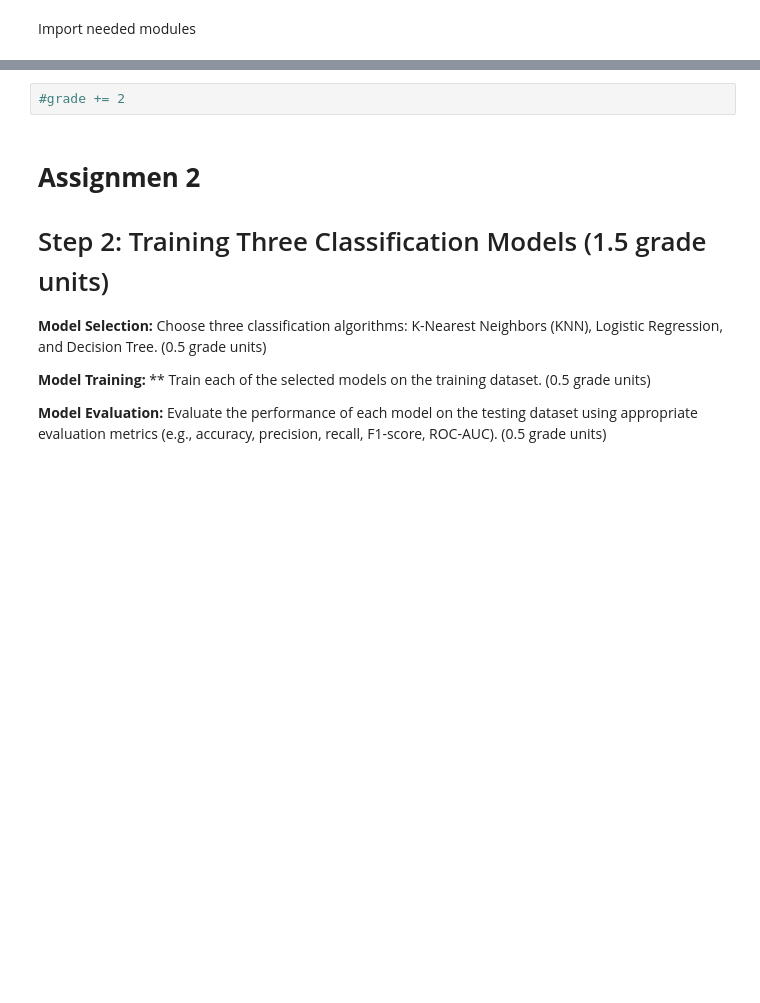
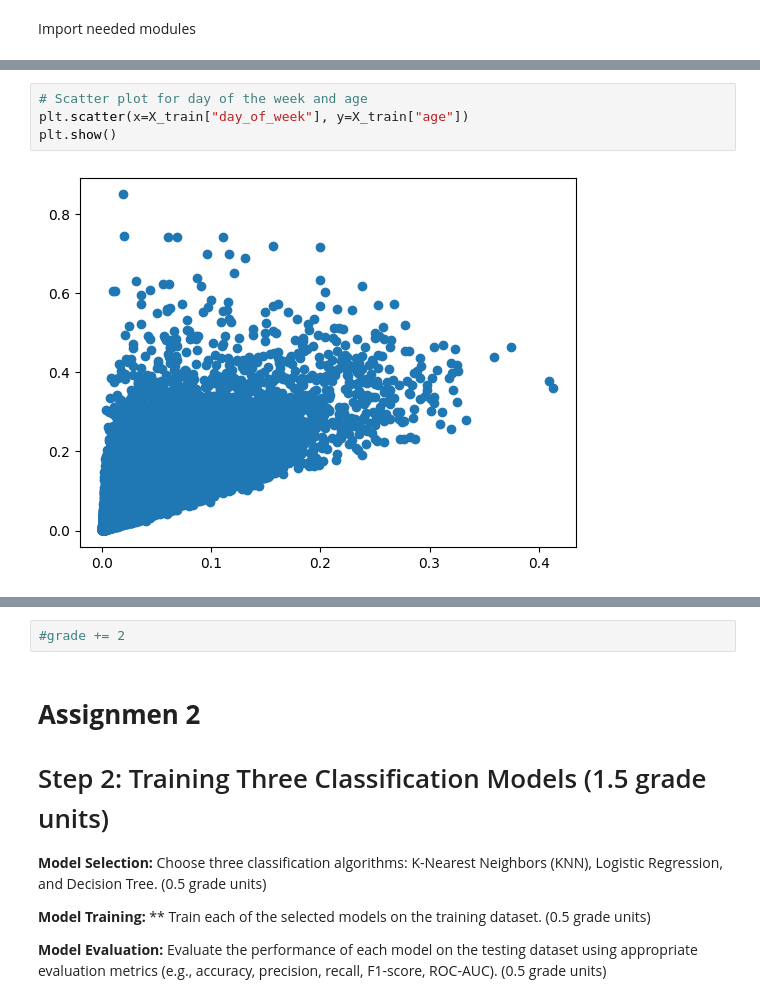
Before and after one commit to MikaVilpo/TUAS-IntroDataAndAI, a Jupyter notebook: DEAI_Assignment 1.ipynb, the cells around one changed output, grey strips where cells are left out. Cells and saved outputs as stored; diff of their text form; blank space fills up the shorter version.

```diff
--- a/DEAI_Assignment 1.ipynb
+++ b/DEAI_Assignment 1.ipynb
@@ -283,0 +486,6 @@ plt.show()
+# %%
+# Scatter plot for day of the week and age
+plt.scatter(x=X_train["day_of_week"], y=X_train["age"])
+plt.show()
+# %% [output]
+[figure, added]
```
Also changed, not shown: parts of 21 cells of this notebook.
